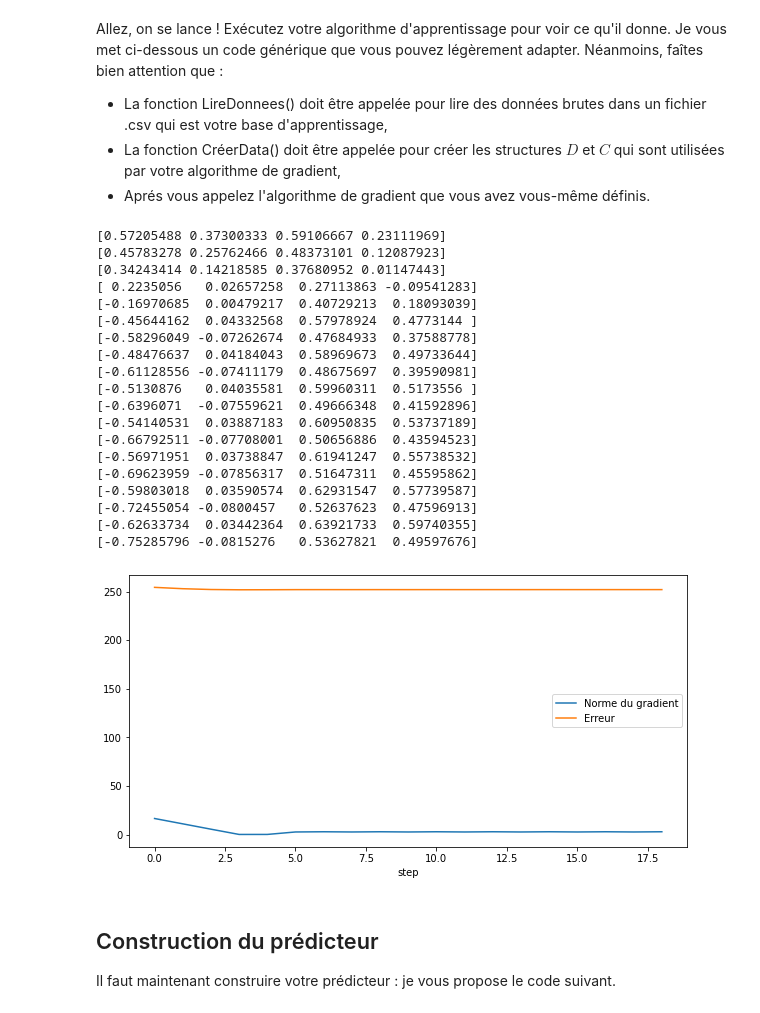
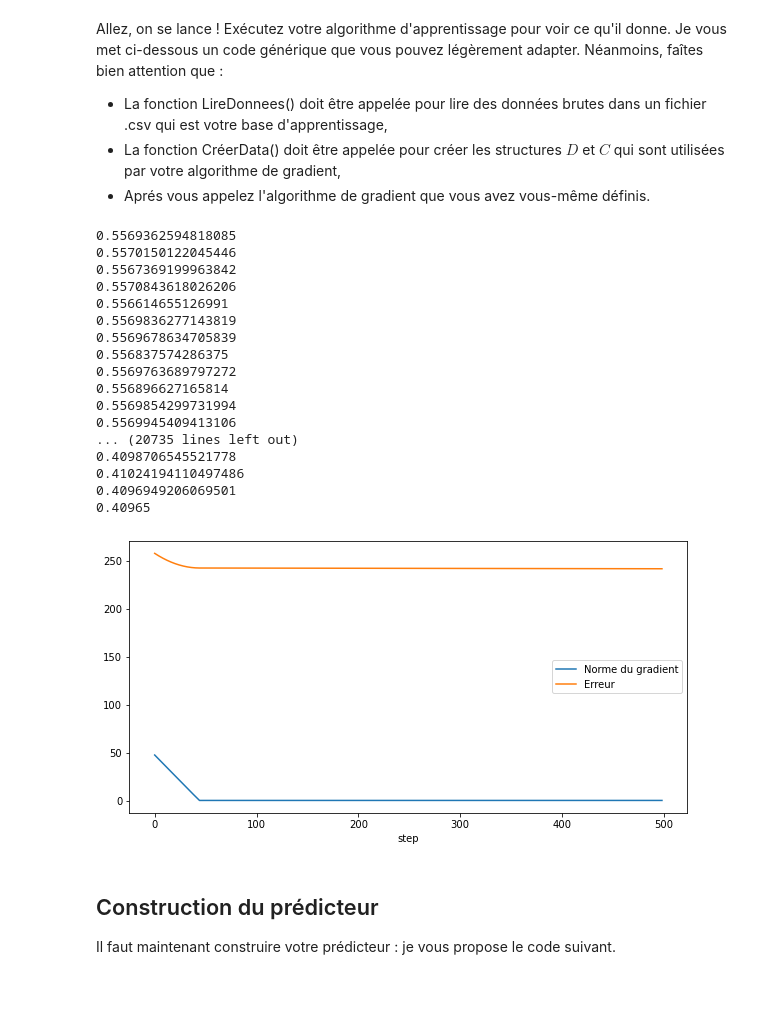
Before and after one commit to theoboiss/BitcoinPrediction, a Jupyter notebook: TP Bitcoin v2.ipynb, the cells around one changed output. Saved outputs shown, nothing was run; the diff lists cells and outputs as text; code cells hidden in the pictures.

```diff
--- a/TP Bitcoin v2.ipynb
+++ b/TP Bitcoin v2.ipynb
@@ -104,19 +104,24 @@ def CreerData(RawData,RawC):
     variables = ("Ouverture", "Plus Haut", "Plus Bas", "Cloture") # On sélectionne les variables désirées
     #norm = RawData[RawData.columns[1:len(variables)+1]].stack().mean()
     norm = RawData.sum(axis=1,numeric_only=True)
+    #print(norm[249])
+    #print(RawData[RawData.columns[1]][249])
 
     nbDates = len(RawData.index)
-    D = np.empty((nbDates, len(variables)))
-    for t in range(nbDates): # On va instancier chaque x_t
-        for xVar in range(len(variables)): # et pour chaque x_t, chaque variable
-            D[t][xVar] = RawData[variables[xVar]][t] / norm[t]
-
-    C = np.array(RawC)
+    D = np.empty((nbDates - h, h*len(variables)))
+    for t in range(nbDates - h): # On va instancier chaque vecteur x
+        for p in range(h): # En ecrivant le point x_(t+p)
+            for pVar in range(len(variables)): # et pour chacun, chacune de ses variables
+                #D[t][xVar] = RawData[variables[xVar]][t] / norm[t]
+                #print(t, p)
+                D[t][pVar + p*len(variables)] = RawData[variables[pVar]][t+p] / norm[t+p]
+    C = np.array(RawC)[h-1:]
 
     return(D,C)
 
 (RawData,RawC)=LireDonnees("Cotations2020.csv")
 (D,C)=CreerData(RawData,RawC)
+#print(D)
 # %% [markdown]
 ### Définition du problème d'optimisation à résoudre
 
@@ -170,8 +176,8 @@ Passons maintenant à la définition de la fonction d'erreur $E(\mathcal{P})$, q
 #Output : une valeur numérique, l'erreur commise.
 def Loss_function(weights, constant):
     loss_value = 0
-    for index in range(len(D)-3):
-        p = D[index:index+3,:]
+    for index in range(len(D)):
+        p = D[index:index+1,:]
         c = C[index]
         #print(Sigmoid(H(weights, constant, p)))
         loss_value -= c*np.log2(Sigmoid(H(weights, constant, p)))+(1-c)*np.log2(1-Sigmoid(H(weights, constant, p)))
@@ -186,14 +192,14 @@ def Gradient(weights, constant):
     # Looping over all variables (number of variables=number of weights)
     for w in range(len(weights)):
         coord_value=0
-        for index in range(len(D)-3):
-            x=D[index:index+3,:]
+        for index in range(len(D)):
+            x=D[index:index+1,:]
             coord_value-= x[0,w]*(C[index]-Sigmoid(H(weights, constant, x)))
         grad.append(coord_value)
     coord_value=0
     # Considering the last component=constant
-    for index in range(len(D)-3):
-        x=D[index:index+3,:]
+    for index in range(len(D)):
+        x=D[index:index+1,:]
         coord_value-= (C[index]-Sigmoid(H(weights, constant, x)))
     grad.append(coord_value)
 
@@ -236,15 +242,15 @@ def Algorithme_Gradient():
     weights = np.random.random(np.shape(D)[1])
     constant = rd.random()
     ## initialiser le learning rate
-    learning_rate = 0.5
+    learning_rate = 0.1
     #Initialisation du pas
-    nbstep = 20
+    nbstep =500
     step = 1 # numéro d'itération dans l'algorithme
 
     # Exécution de l'algorithme de gradient
     while step < nbstep:
 
-        print(weights)
+        #print(weights)
 
         # Calcul de la fonction de perte/erreur
         E = Loss_function(weights,constant)
@@ -279,30 +285,28 @@ Allez, on se lance ! Exécutez votre algorithme d'apprentissage pour voir ce qu'
 * La fonction CréerData() doit être appelée pour créer les structures $D$ et $C$ qui sont utilisées par votre algorithme de gradient,
 * Aprés vous appelez l'algorithme de gradient que vous avez vous-même définis.
 # %%
-(RawData,RawC)=LireDonnees("Cotations2021.csv")
+(RawData,RawC)=LireDonnees("Cotations2020.csv")
 (D,C)=CreerData(RawData,RawC)
 (weights,constant, nbstep)=Algorithme_Gradient()
 # %% [output]
-[0.57205488 0.37300333 0.59106667 0.23111969]
-[0.45783278 0.25762466 0.48373101 0.12087923]
-[0.34243414 0.14218585 0.37680952 0.01147443]
-[ 0.2235056   0.02657258  0.27113863 -0.09541283]
-[-0.16970685  0.00479217  0.40729213  0.18093039]
-[-0.45644162  0.04332568  0.57978924  0.4773144 ]
-[-0.58296049 -0.07262674  0.47684933  0.37588778]
-[-0.48476637  0.04184043  0.58969673  0.49733644]
-[-0.61128556 -0.07411179  0.48675697  0.39590981]
-[-0.5130876   0.04035581  0.59960311  0.5173556 ]
-[-0.6396071  -0.07559621  0.49666348  0.41592896]
-[-0.54140531  0.03887183  0.60950835  0.53737189]
-[-0.66792511 -0.07708001  0.50656886  0.43594523]
-[-0.56971951  0.03738847  0.61941247  0.55738532]
-[-0.69623959 -0.07856317  0.51647311  0.45595862]
-[-0.59803018  0.03590574  0.62931547  0.57739587]
-[-0.72455054 -0.0800457   0.52637623  0.47596913]
-[-0.62633734  0.03442364  0.63921733  0.59740355]
-[-0.75285796 -0.0815276   0.53627821  0.49597676]
+0.5569362594818085
+0.5570150122045446
+0.5567369199963842
+0.5570843618026206
+0.556614655126991
+0.5569836277143819
+0.5569678634705839
+0.556837574286375
+0.5569763689797272
+0.556896627165814
+0.5569854299731994
+0.5569945409413106
+... (20735 lines left out)
+0.4098706545521778
+0.41024194110497486
+0.4096949206069501
+0.40965
-[figure, old version]
+[figure, new version]
 # %% [markdown]
 ## Construction du prédicteur
 
```
Also changed, not shown: parts of 3 cells of this notebook.
